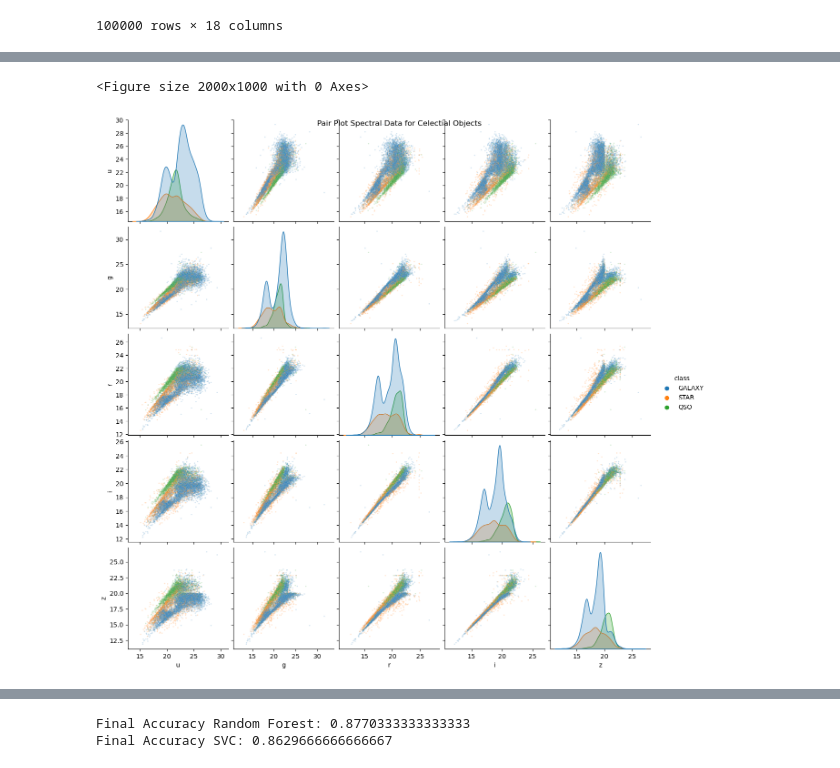
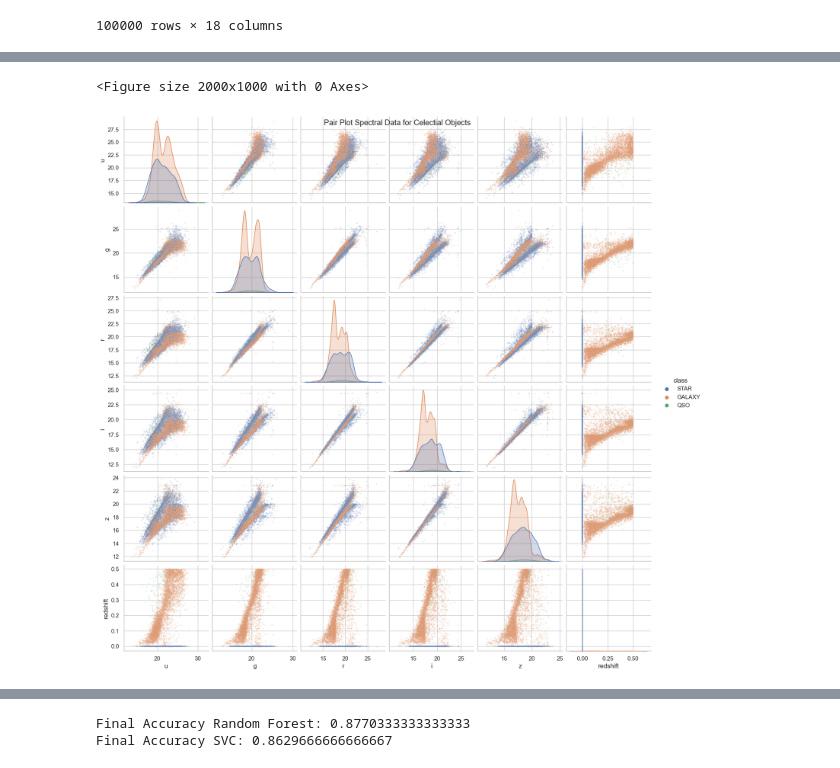
Before and after one commit to l-velazquez/Final_ML_project, a Jupyter notebook: Astro_ML.ipynb, the cells around one changed output, grey strips where cells are left out. Cells and saved outputs as stored; diff of their text form; code cells hidden in the pictures.

```diff
--- a/Astro_ML.ipynb
+++ b/Astro_ML.ipynb
@@ -80,7 +83,7 @@ df.describe()
 | max | 1.237681e+18 | 359.999810 | 83.000519 | 32.781390 | 31.602240 | 29.571860 | 32.141470 | 29.383740 | 8162.000000 | 301.0 | 6.000000 | ... |
 # %%
 #Pairplot
-spectral_features = df[['u', 'g', 'r', 'i', 'z','class']]
+spectral_features = df[['u', 'g', 'r', 'i', 'z','redshift','class']]
 # %%
 # Filter out rows where any of the spectral features have a value of -9999
 spectral_features = spectral_features[(spectral_features['u'] != -9999) &
@@ -103,3 +106,11 @@ New shape of the dataset: (99999, 6)
+# %%
+#normalize the data
+from sklearn.preprocessing import StandardScaler
+scaler = StandardScaler()
+spectral_features_scaled = scaler.fit_transform(spectral_features[['u', 'g', 'r', 'i', 'z','redshift']])
+spectral_features_scaled = pd.DataFrame(spectral_features_scaled, columns=['u', 'g', 'r', 'i', 'z','redshift'])
+spectral_features_scaled['class'] = spectral_features['class']
+sfs = spectral_features_scaled
 # %%
 colors = ['indigo', 'lime', 'red', 'crimson', 'darkmagenta']
 
@@ -121,12 +140,12 @@ plt.show()
 # %%
-sf=spectral_features.iloc[np.random.permutation(spectral_features.shape[0])[0:10000]]
+sf=spectral_features.iloc[np.random.permutation(sfs.shape[0])[0:10000]]
 # %%
 plt.figure(figsize=(20, 10))
-pp = sns.pairplot(data=sf, hue="class", plot_kws=dict(s=4,alpha=0.2))
+pp = sns.pairplot(data=sf, hue="class", plot_kws=dict(s=5,alpha=0.2))
 pp.fig.suptitle("Pair Plot Spectral Data for Celectial Objects")
 plt.savefig("PairPlot-spectral-data-celectial-obj.png")
 plt.show()
 # %% [output]
 <Figure size 2000x1000 with 0 Axes>
-[figure, old version]
+[figure, new version]
 # %%
```
Also changed, not shown: parts of 12 cells of this notebook, 3 other files.
